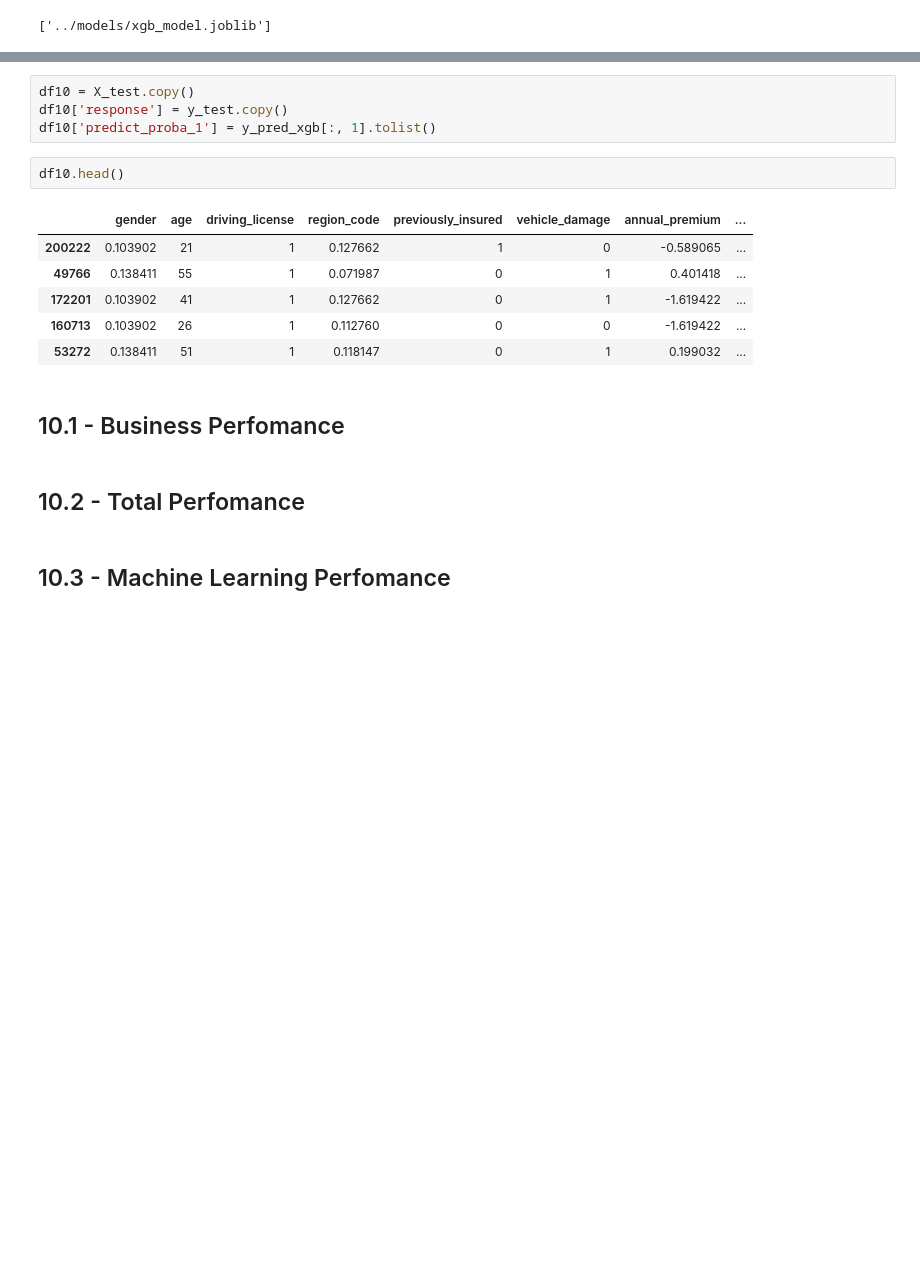
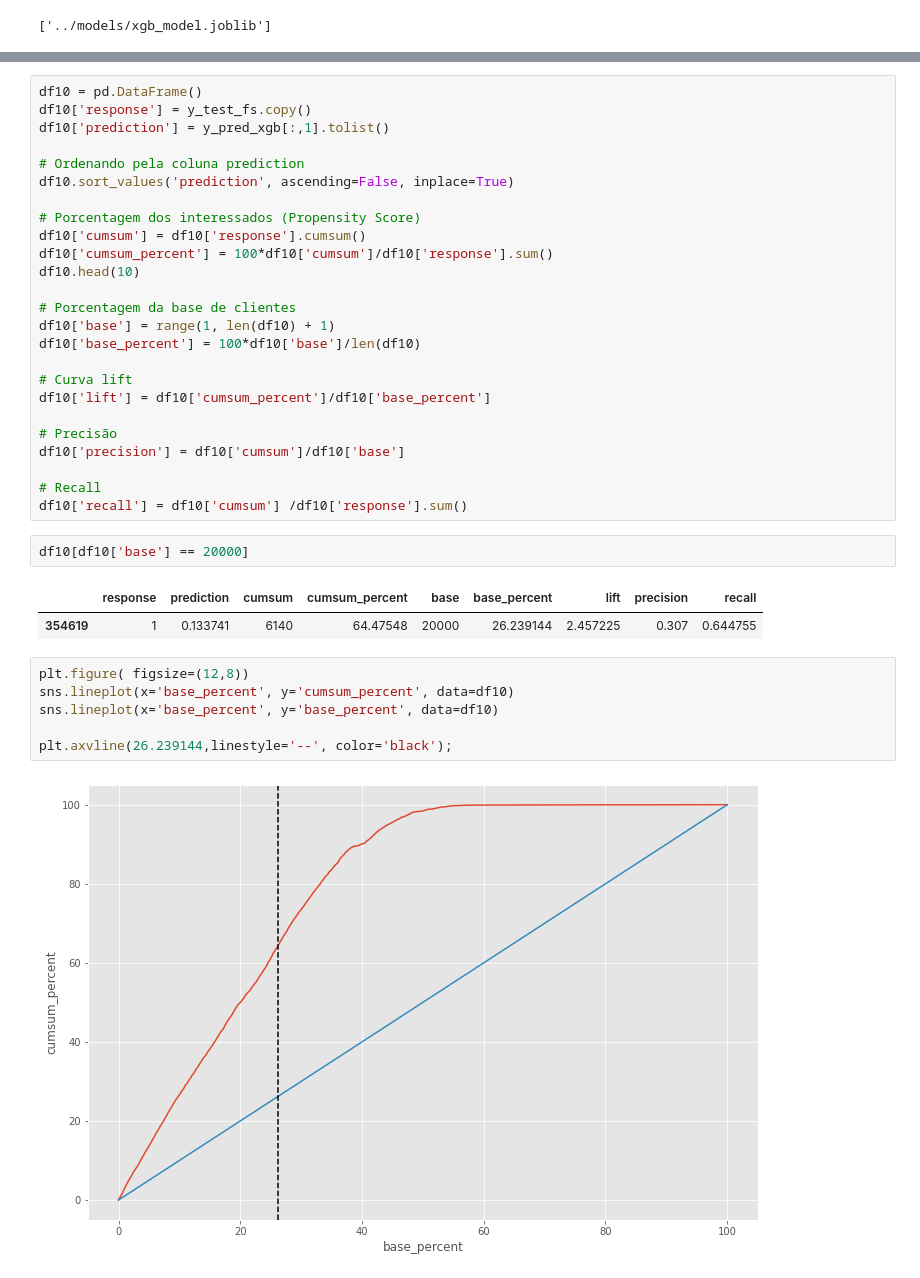
Before and after one commit to jhonatanmarques92/health_insurance_cross_sell, a Jupyter notebook: notebook/health_insurance_cross_sell.ipynb, the cells around one changed output, grey strips where cells are left out. Drawn from its saved outputs; the diff is of its cells as text; blank space fills up the shorter version.

```diff
--- a/notebook/health_insurance_cross_sell.ipynb
+++ b/notebook/health_insurance_cross_sell.ipynb
@@ -1166,19 +1171,38 @@ NameError: name 'joblib' is not defined
 # %%
-df10 = X_test.copy()
-df10['response'] = y_test.copy()
-df10['predict_proba_1'] = y_pred_xgb[:, 1].tolist()
+df10 = pd.DataFrame()
+df10['response'] = y_test_fs.copy()
+df10['prediction'] = y_pred_xgb[:,1].tolist()
+
+# Ordenando pela coluna prediction
+df10.sort_values('prediction', ascending=False, inplace=True)
+
+# Porcentagem dos interessados (Propensity Score)
+df10['cumsum'] = df10['response'].cumsum()
+df10['cumsum_percent'] = 100*df10['cumsum']/df10['response'].sum()
+df10.head(10)
+
+# Porcentagem da base de clientes
+df10['base'] = range(1, len(df10) + 1)
+df10['base_percent'] = 100*df10['base']/len(df10)
+
+# Curva lift
+df10['lift'] = df10['cumsum_percent']/df10['base_percent']
+
+# Precisão
+df10['precision'] = df10['cumsum']/df10['base']
+
+# Recall
+df10['recall'] = df10['cumsum'] /df10['response'].sum()
-# %%
-df10.head()
-# %% [output]
-|  | gender | age | driving_license | region_code | previously_insured | vehicle_damage | annual_premium | ... |
-| 200222 | 0.103902 | 21 | 1 | 0.127662 | 1 | 0 | -0.589065 | ... |
-| 49766 | 0.138411 | 55 | 1 | 0.071987 | 0 | 1 | 0.401418 | ... |
-| 172201 | 0.103902 | 41 | 1 | 0.127662 | 0 | 1 | -1.619422 | ... |
-| 160713 | 0.103902 | 26 | 1 | 0.112760 | 0 | 0 | -1.619422 | ... |
-| 53272 | 0.138411 | 51 | 1 | 0.118147 | 0 | 1 | 0.199032 | ... |
-# %% [markdown]
-## 10.1 - Business Perfomance
-# %% [markdown]
-## 10.2 - Total Perfomance
-# %% [markdown]
-## 10.3 - Machine Learning Perfomance
+# %%
+df10[df10['base'] == 20000]
+# %% [output]
+|  | response | prediction | cumsum | cumsum_percent | base | base_percent | lift | precision | recall |
+| 354619 | 1 | 0.133741 | 6140 | 64.47548 | 20000 | 26.239144 | 2.457225 | 0.307 | 0.644755 |
+# %%
+plt.figure( figsize=(12,8))
+sns.lineplot(x='base_percent', y='cumsum_percent', data=df10)
+sns.lineplot(x='base_percent', y='base_percent', data=df10)
+
+plt.axvline(26.239144,linestyle='--', color='black');
+# %% [output]
+[figure, added]
```
Also changed, not shown: parts of 20 cells of this notebook.
